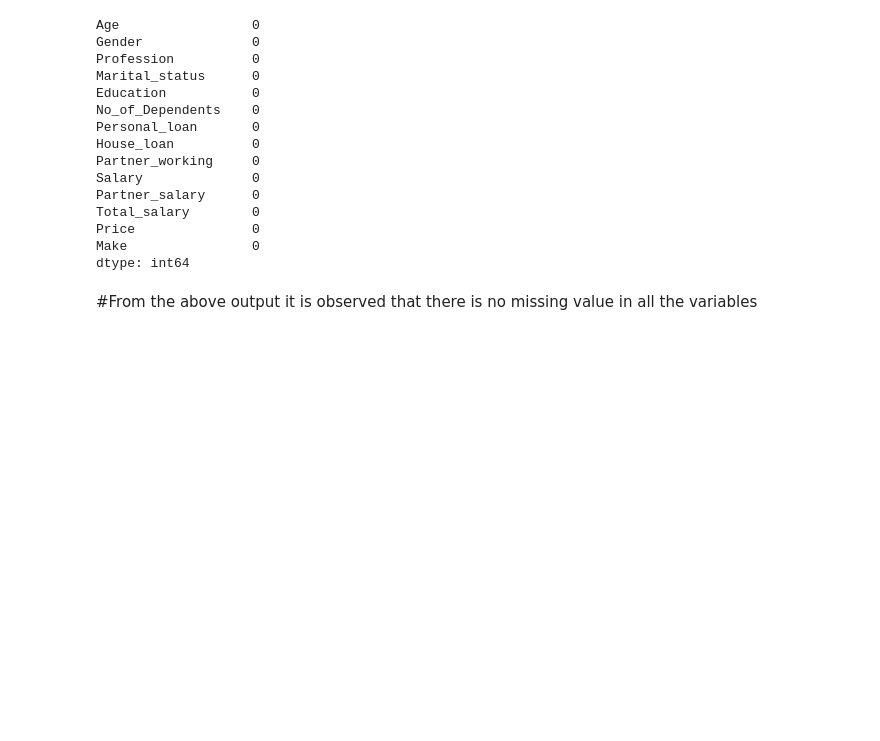
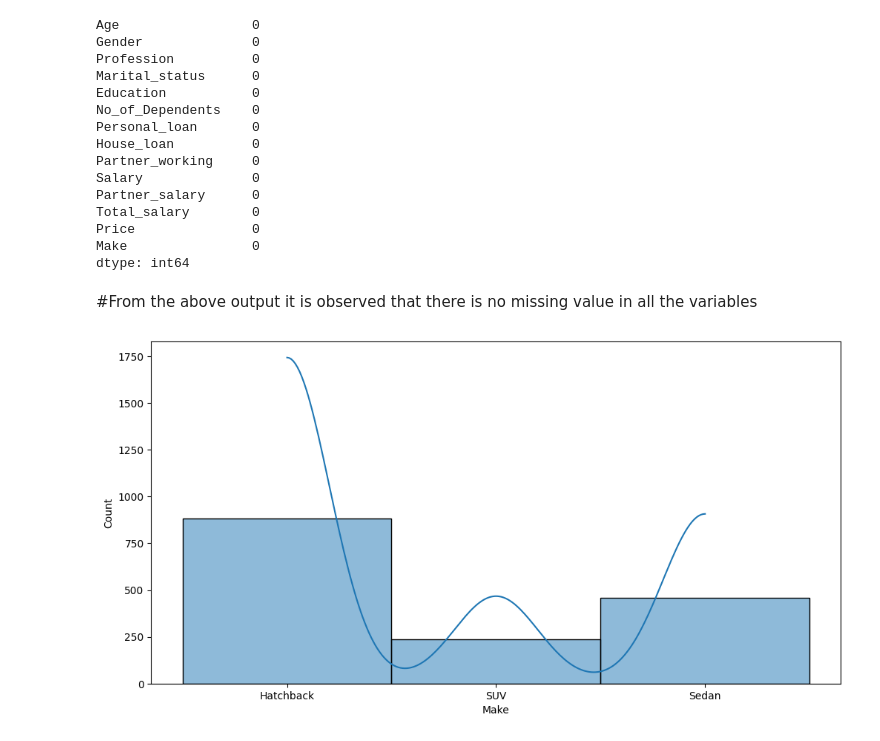
Before and after one commit to Ebipademp/nbte_directory, a Jupyter notebook: Python_makeupProject.ipynb, the cells around one changed output. Drawn from its saved outputs; the diff is of its cells as text; code cells hidden in the pictures; blank space fills up the shorter version.

```diff
--- a/Python_makeupProject.ipynb
+++ b/Python_makeupProject.ipynb
@@ -82,5 +87,8 @@ Make                0
 dtype: int64
 # %% [markdown]
 #From the above output it is observed that there is no missing value in all the variables
-# %%
-df.make=pd.Categorical(df.make, ordered=True)
+# %%
+plt.figure(figsize=(12,6))
+sns.histplot(data=df, x='Make', kde=True);
+# %% [output]
+[figure, added]
```
Also changed, not shown: parts of 9 cells of this notebook.
